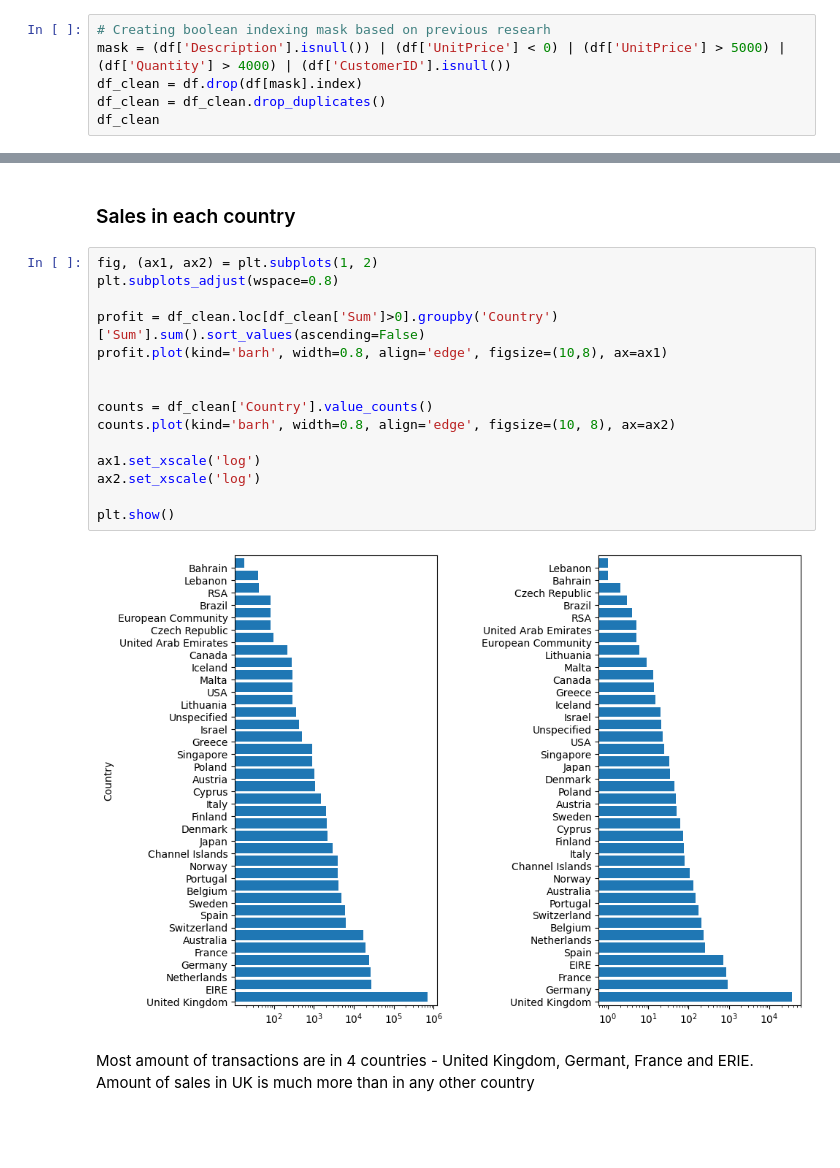
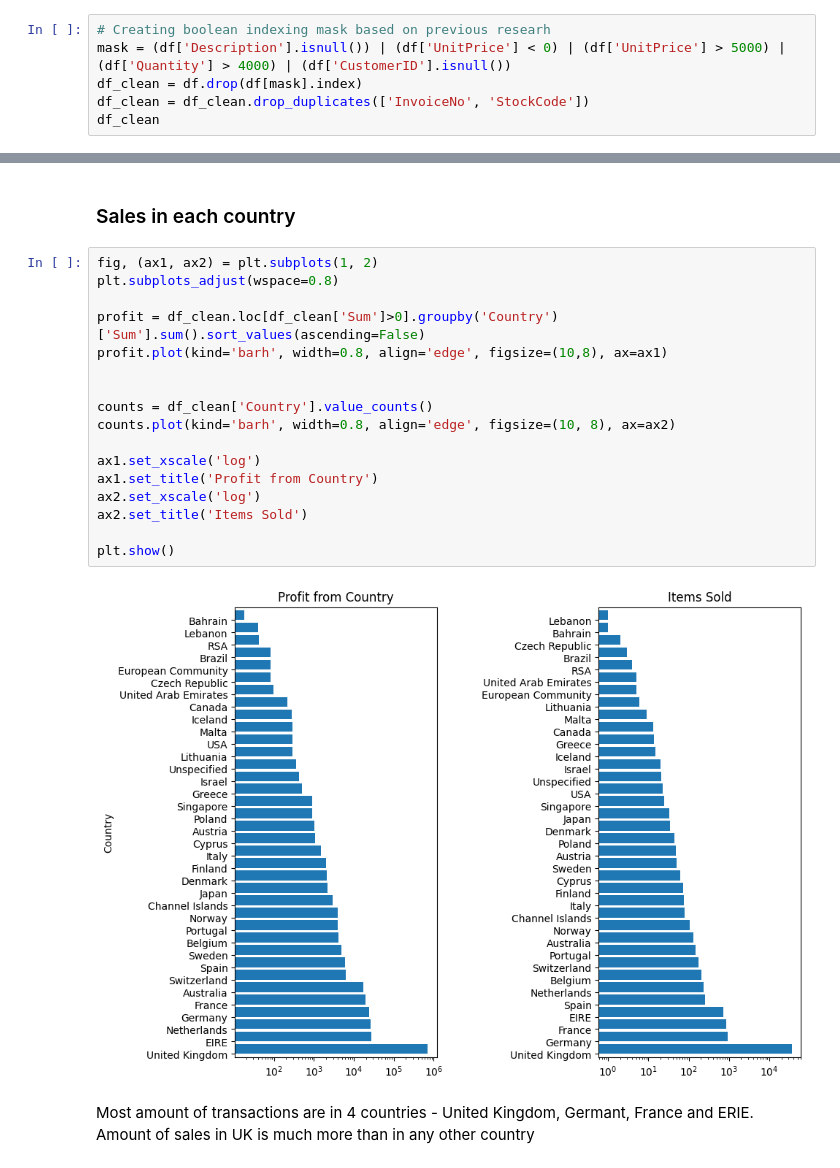
Before and after one commit to BaakhOfficial/Business-Data-Analysis-Report, a Jupyter notebook: Untitled-1.ipynb, the cells around one changed output, grey strips where cells are left out. Saved outputs shown, nothing was run; the diff lists cells and outputs as text; blank space fills up the shorter version.

```diff
--- a/Untitled-1.ipynb
+++ b/Untitled-1.ipynb
@@ -263,7 +309,7 @@ That's a data we have. So we will clean big outliers and null values
 # Creating boolean indexing mask based on previous researh
 mask = (df['Description'].isnull()) | (df['UnitPrice'] < 0) | (df['UnitPrice'] > 5000) | (df['Quantity'] > 4000) | (df['CustomerID'].isnull())
 df_clean = df.drop(df[mask].index)
-df_clean = df_clean.drop_duplicates()
+df_clean = df_clean.drop_duplicates(['InvoiceNo', 'StockCode'])
 df_clean
 # %% [output]
 |  | InvoiceNo | StockCode | Description | Quantity | InvoiceDate | UnitPrice | CustomerID | Country |
@@ -409,20 +459,22 @@ See the caveats in the documentation: https://pandas.pydata.org/pandas-docs/stab
 # %%
 fig, (ax1, ax2) = plt.subplots(1, 2)
 plt.subplots_adjust(wspace=0.8)
 
 profit = df_clean.loc[df_clean['Sum']>0].groupby('Country')['Sum'].sum().sort_values(ascending=False)
 profit.plot(kind='barh', width=0.8, align='edge', figsize=(10,8), ax=ax1)
 
 
 counts = df_clean['Country'].value_counts()
 counts.plot(kind='barh', width=0.8, align='edge', figsize=(10, 8), ax=ax2)
 
 ax1.set_xscale('log')
+ax1.set_title('Profit from Country')
 ax2.set_xscale('log')
+ax2.set_title('Items Sold')
 
 plt.show()
 # %% [output]
-[figure, old version]
+[figure, new version]
 # %% [markdown]
 Most amount of transactions are in 4 countries - United Kingdom, Germant, France and ERIE. Amount of sales in UK is much more than in any other country
 # %% [markdown]
```
Also changed, not shown: parts of 19 cells of this notebook, 1 other file.
